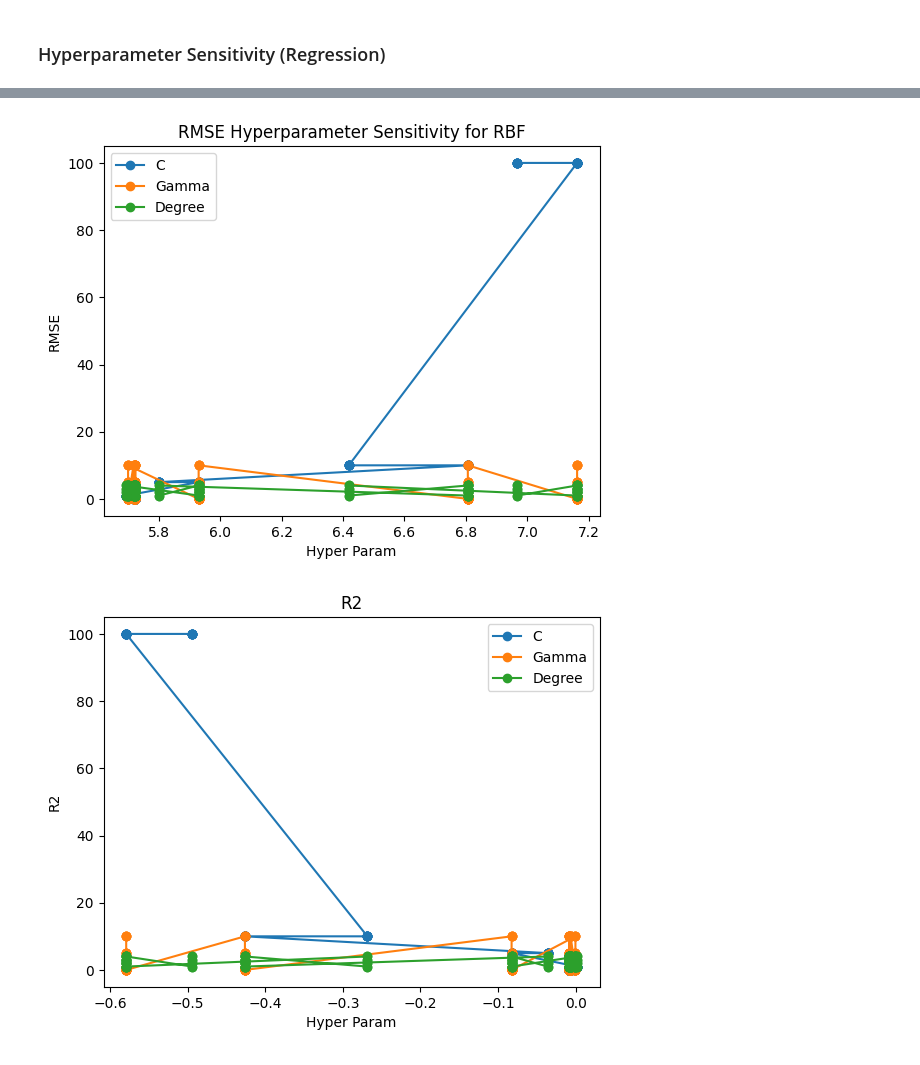
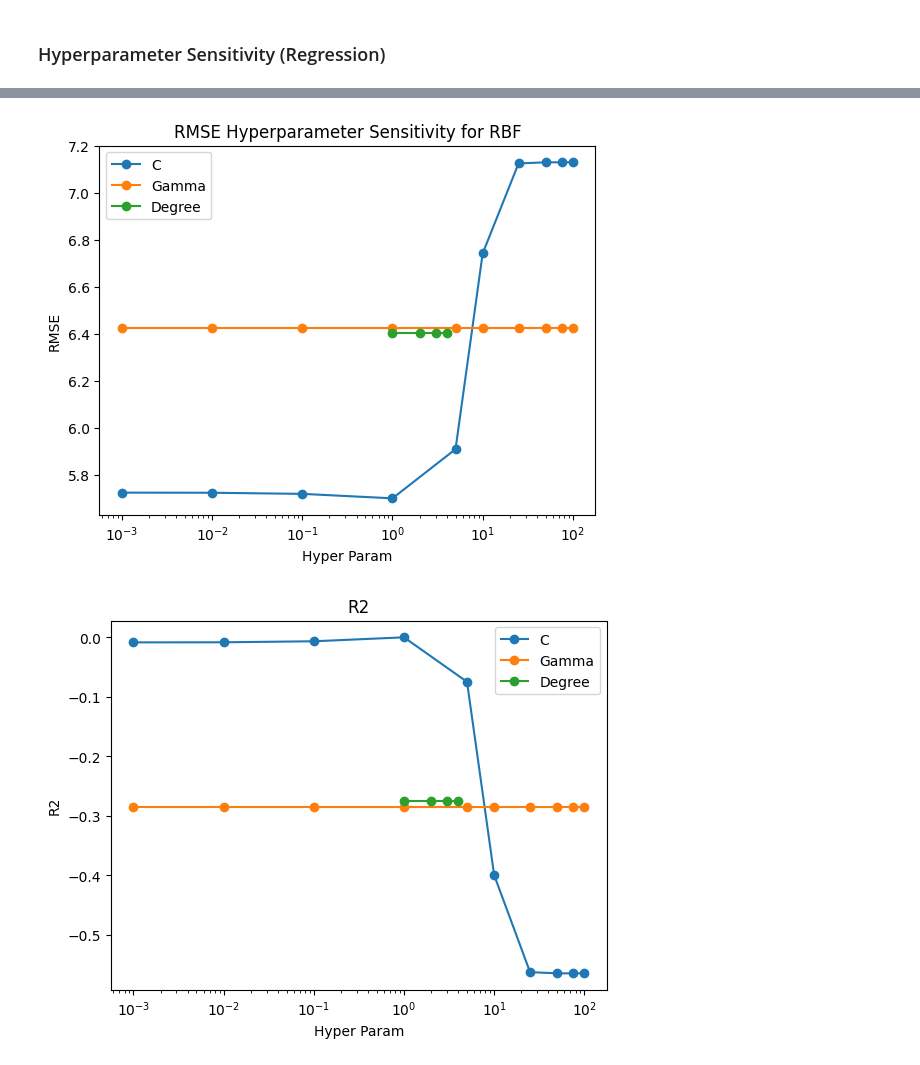
Before and after one commit to csci1851/homework-3-mprenovitz, a Jupyter notebook: src/playground.ipynb, the cells around one changed output, grey strips where cells are left out. Saved outputs shown, nothing was run; the diff lists cells and outputs as text; code cells hidden in the pictures.

```diff
--- a/src/playground.ipynb
+++ b/src/playground.ipynb
@@ -153,8 +153,8 @@ pipeline = Pipeline([
 # TODO: Tune hyperparameters (C, degree, gamma)
 # TODO: Fit models and track metrics
 # TODO: Compare kernels and select best model
-C_values = [0.001, 0.01, 0.1, 1, 5, 10, 100]
-gamma_values = [0.001, 0.01, 0.1, 1, 5, 10, 'auto', 'scale']
+C_values = [0.001, 0.01, 0.1, 1, 5, 10, 25, 50, 75, 100]
+gamma_values = [0.001, 0.01, 0.1, 1, 5, 10, 25, 50, 75, 100, 'auto', 'scale']
 degree_values = [1, 2, 3, 4]
 
 scaler = StandardScaler()
@@ -366,10 +371,9 @@ pipeline_w_pca = Pipeline([
 # TODO: Tune hyperparameters (C, degree, gamma)
 # TODO: Fit models and track metrics
 # TODO: Compare kernels and select best model
-C_values = [0.001, 0.01, 0.1, 1, 5, 10, 100]
-gamma_values = [0.001, 0.01, 0.1, 1, 5, 10, 'auto', 'scale']
+C_values = [0.001, 0.01, 0.1, 1, 5, 10, 25, 50, 75, 100]
+gamma_values = [0.001, 0.01, 0.1, 1, 5, 10, 25, 50, 75, 100, 'auto', 'scale']
 degree_values = [1, 2, 3, 4]
-
 tuning_pipeline = Pipeline([
     ("imputer", imputer),
     ("scaler", StandardScaler())
@@ -512,37 +516,42 @@ plot_residuals(y_test, pipeline_w_pca.predict(X_test), 'pc_5_feature_svr_residua
 # TODO: Visualize performance vs C/gamma/degree
 # Example: line plot of RMSE vs C for a fixed kernel
 #y variable is just the metric, for the x just choose the degree or the c value, and within each of them you plot multiple each of them representing a different degree
-
 rbf_res = kernels_df[kernels_df['kernel'] == 'rbf']
 rbf_numeric_gamma = rbf_res[(rbf_res['Gamma'] != 'auto') & (rbf_res['Gamma'] != 'scale')]
 
 fig, ax = plt.subplots()
-ax.plot(rbf_res['MAE'].sort_values(), rbf_res['C'], marker='o', label='C')
-ax.plot(rbf_numeric_gamma['MAE'].sort_values(), rbf_numeric_gamma['Gamma'], marker='o', label='Gamma')
-ax.plot(rbf_res['MAE'].sort_values(), rbf_res['Degree'], marker='o', label='Degree')
+ax.plot(rbf_res.groupby('C')["MAE"].mean(), marker='o', label='C')
+ax.plot(rbf_numeric_gamma.groupby('Gamma')['MAE'].mean(), marker='o', label='Gamma')
+ax.plot(rbf_res.groupby('Degree')["MAE"].mean(), marker='o', label='Degree')
 ax.set_xlabel('Hyper Param')
 ax.set_ylabel('MAE')
 ax.set_title('MAE Hyperparameter Sensitivity for RBF')
+ax.set_xticks([0.001, 0.01, 0.1, 1, 5, 10, 25, 50, 75, 100])
+ax.set_xscale('log')
 ax.legend()
 plt.show()
 
 fig, ax = plt.subplots()
-ax.plot(rbf_res['RMSE'].sort_values(), rbf_res['C'], marker='o', label='C')
-ax.plot(rbf_numeric_gamma['RMSE'].sort_values(), rbf_numeric_gamma['Gamma'], marker='o', label='Gamma')
-ax.plot(rbf_res['RMSE'].sort_values(), rbf_res['Degree'], marker='o', label='Degree')
+ax.plot(rbf_res.groupby('C')["RMSE"].mean(), marker='o', label='C')
+ax.plot(rbf_numeric_gamma.groupby('Gamma')['RMSE'].mean(), marker='o', label='Gamma')
+ax.plot(rbf_res.groupby('Degree')["RMSE"].mean(), marker='o', label='Degree')
 ax.set_xlabel('Hyper Param')
 ax.set_ylabel('RMSE')
 ax.set_title('RMSE Hyperparameter Sensitivity for RBF')
+ax.set_xticks([0.001, 0.01, 0.1, 1, 5, 10, 25, 50, 75, 100])
+ax.set_xscale('log')
 ax.legend()
 plt.show()
 
 fig, ax = plt.subplots()
-ax.plot(rbf_res['R2'].sort_values(), rbf_res['C'], marker='o', label='C')
-ax.plot(rbf_numeric_gamma['R2'].sort_values(), rbf_numeric_gamma['Gamma'], marker='o', label='Gamma')
-ax.plot(rbf_res['R2'], rbf_res['Degree'].sort_values(), marker='o', label='Degree')
+ax.plot(rbf_res.groupby('C')["R2"].mean(), marker='o', label='C')
+ax.plot(rbf_numeric_gamma.groupby('Gamma')['R2'].mean(), marker='o', label='Gamma')
+ax.plot(rbf_res.groupby('Degree')["R2"].mean(), marker='o', label='Degree')
 ax.set_xlabel('Hyper Param')
 ax.set_ylabel('R2')
 ax.set_title('R2')
+ax.set_xticks([0.001, 0.01, 0.1, 1, 5, 10, 25, 50, 75, 100])
+ax.set_xscale('log')
 ax.legend()
 plt.show()
 # %% [output]
@@ -550,2 +559,2 @@ plt.show()
-[figure, old version]
+[figure, new version]
-[figure, old version]
+[figure, new version]
```
Also changed, not shown: parts of 8 cells of this notebook, 7 other files.
